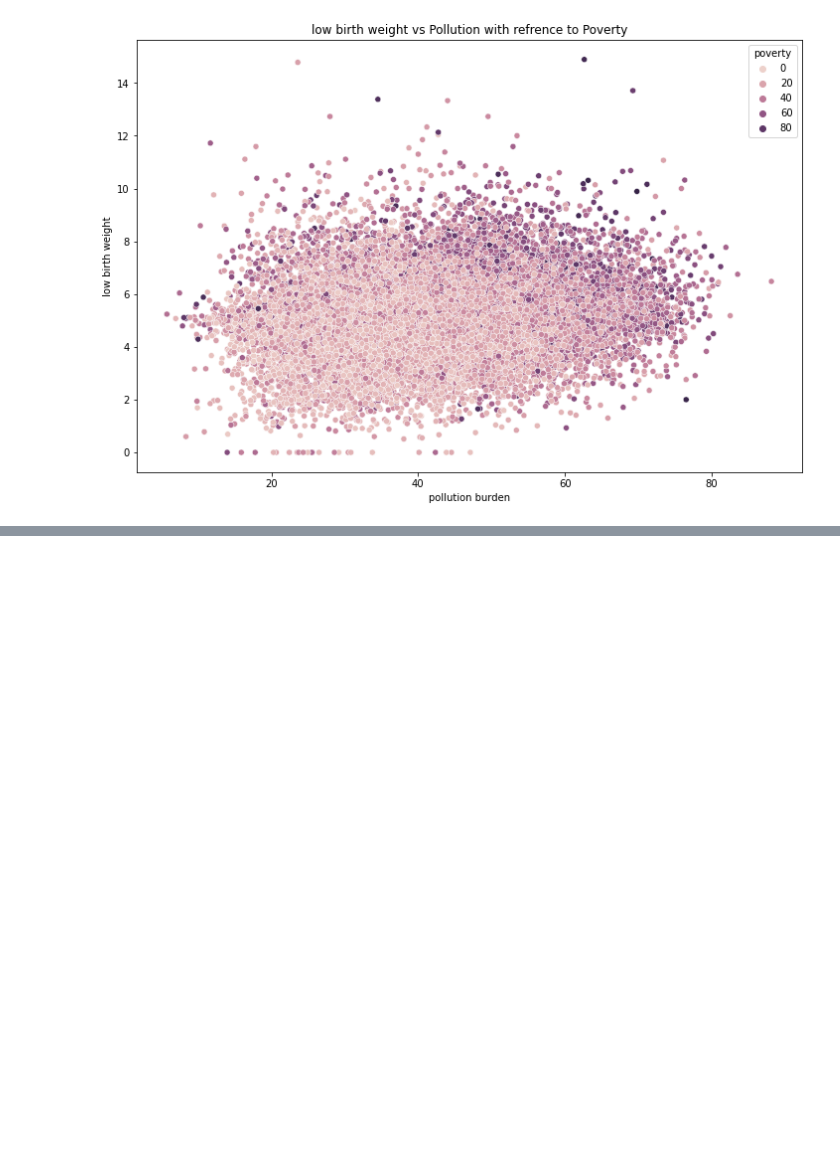
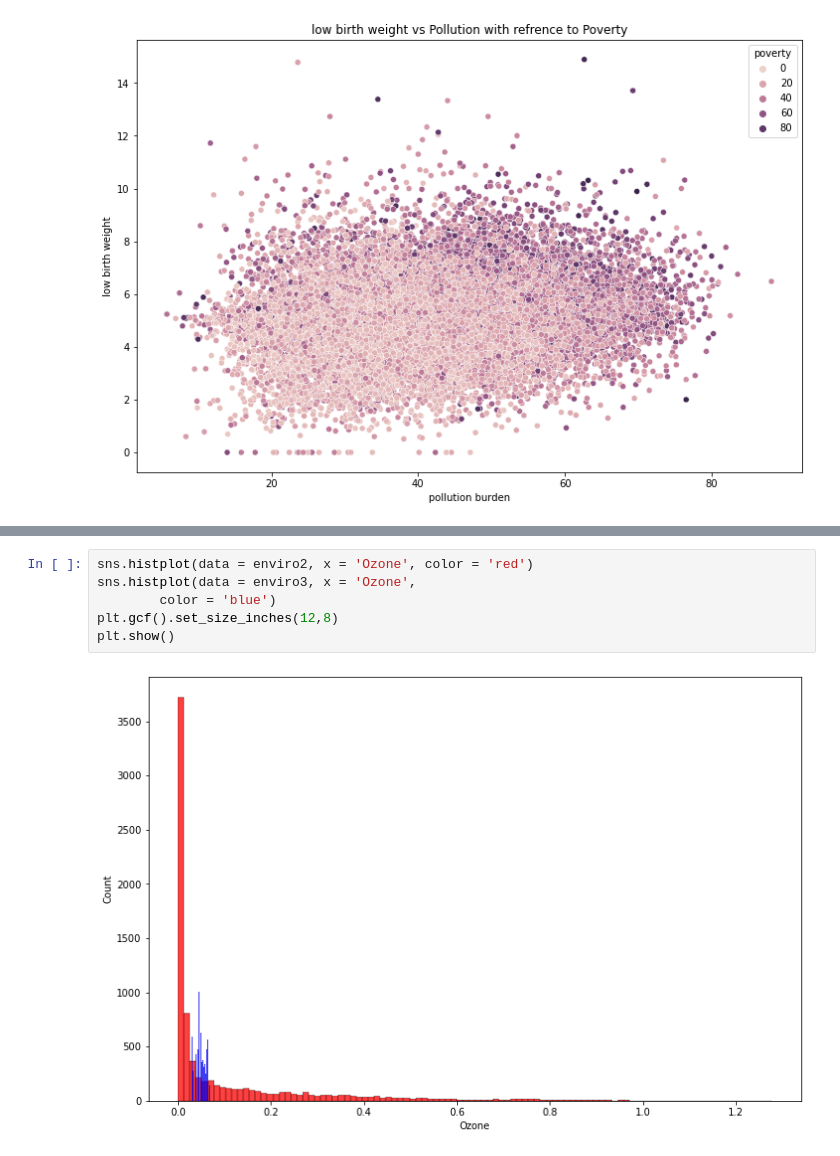
Before and after one commit to gigi-codes/warehouse_density, a Jupyter notebook: Marshall/EDA/All_enviro_EDA.ipynb, the cells around one changed output, grey strips where cells are left out. Saved outputs shown, nothing was run; the diff lists cells and outputs as text; blank space fills up the shorter version.

```diff
--- a/Marshall/EDA/All_enviro_EDA.ipynb
+++ b/Marshall/EDA/All_enviro_EDA.ipynb
@@ -183,0 +195,8 @@ sns.histplot(data = df3, x = df3['asthma'],
+# %%
+sns.histplot(data = enviro2, x = 'Ozone', color = 'red')
+sns.histplot(data = enviro3, x = 'Ozone',
+        color = 'blue')
+plt.gcf().set_size_inches(12,8)
+plt.show()
+# %% [output]
+[figure, added]
```
Also changed, not shown: parts of 4 cells of this notebook, 5 other files.
